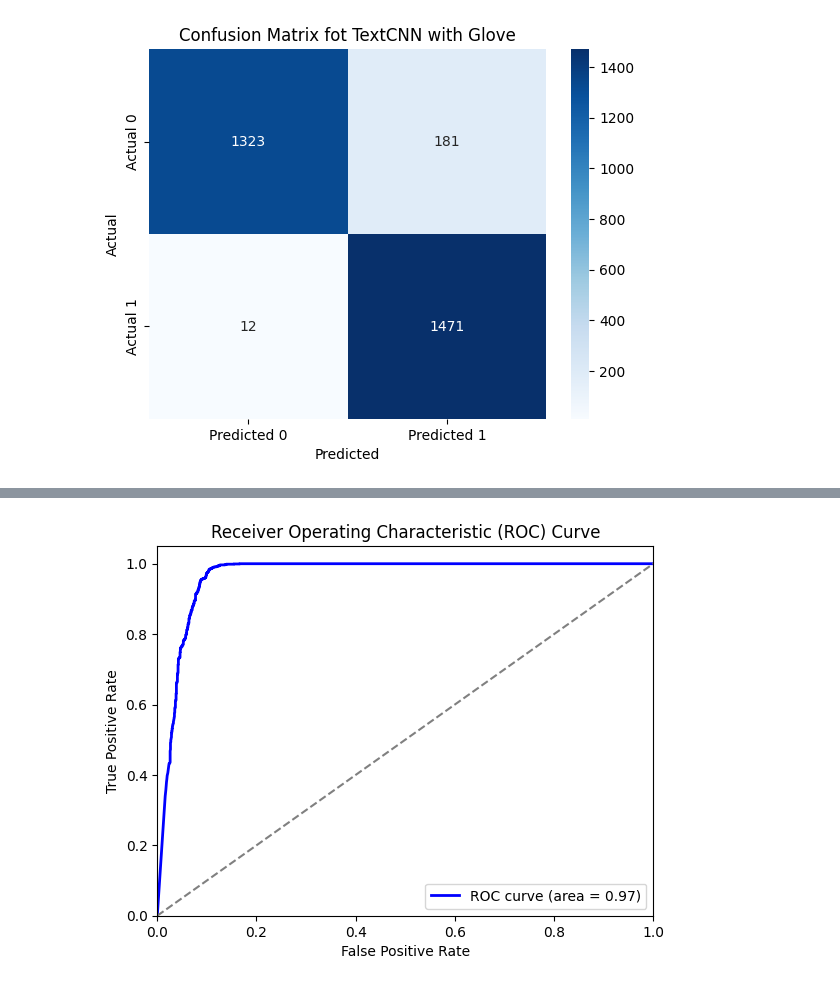
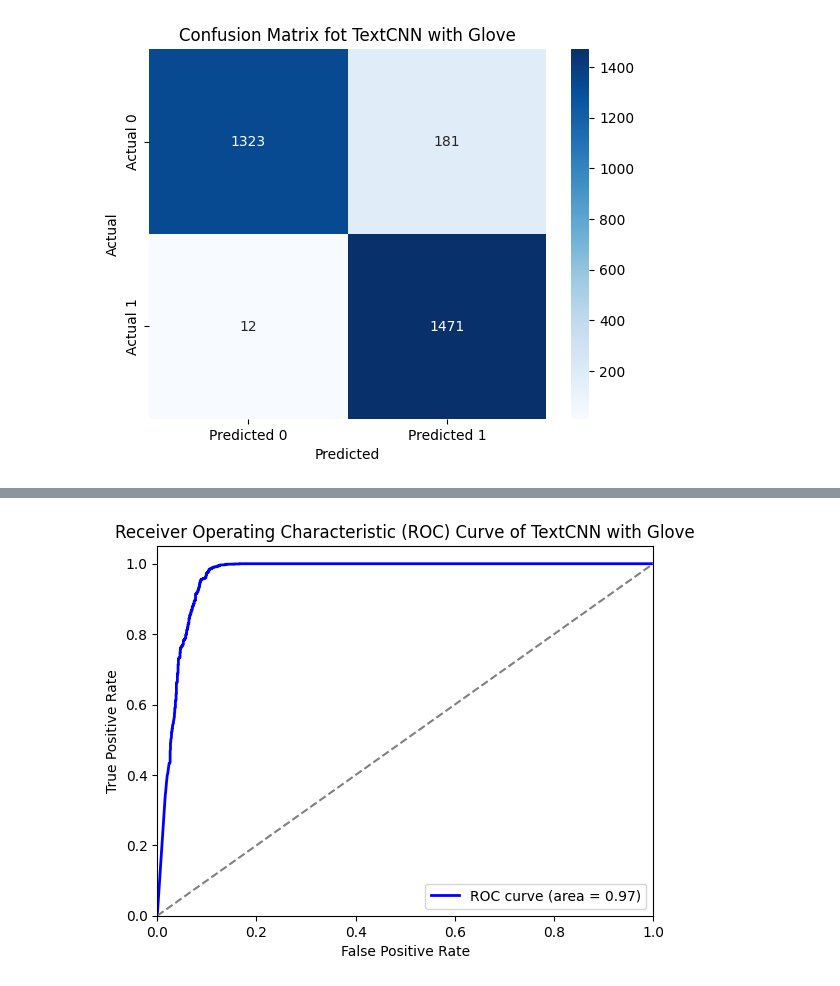
Before and after one commit to JeanMusenga/PhD-Thesis_2024_Musenga, a Jupyter notebook: TextCNN_with_GloVe.ipynb, the cells around one changed output, grey strips where cells are left out. Drawn from its saved outputs; the diff is of its cells as text; code cells hidden in the pictures.

```diff
--- a/TextCNN_with_GloVe.ipynb
+++ b/TextCNN_with_GloVe.ipynb
@@ -293,7 +293,7 @@ plt.xlim([0.0, 1.0])
 plt.ylim([0.0, 1.05])
 plt.xlabel('False Positive Rate')
 plt.ylabel('True Positive Rate')
-plt.title('Receiver Operating Characteristic (ROC) Curve')
+plt.title('Receiver Operating Characteristic (ROC) Curve of TextCNN with Glove')
 plt.legend(loc="lower right")
 plt.show()
 # %% [output]
@@ -301 +301 @@ plt.show()
-[figure, old version]
+[figure, new version]
```
Also changed, not shown: parts of 1 cell of this notebook.
